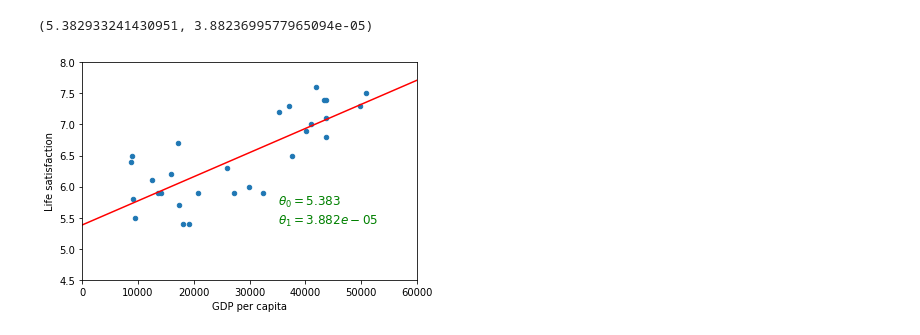
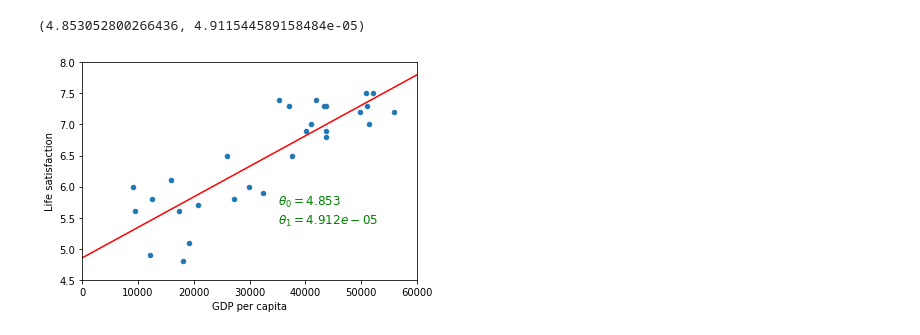
Before and after one commit to mishu-anik23/ML_playground, a Jupyter notebook: practice_lin_regr_1.ipynb, the cells around one changed output. Saved outputs shown, nothing was run; the diff lists cells and outputs as text; code cells hidden in the pictures.

Commit message:
Add download_data function to save downloaded data in directory "datasets" on runtime

```diff
--- a/practice_lin_regr_1.ipynb
+++ b/practice_lin_regr_1.ipynb
@@ -11,0 +24,3 @@ import sklearn.linear_model
+# %%
+# Define the path where the downloaded datasets will be set:
+datapath = os.path.join(os.getcwd(), 'datasets')
@@ -53,8 +80,8 @@ def plot_prediction(model, country):
 # %%
 # Load the data
-data_better_life = pd.read_csv("better_life_index.csv", thousands=',')
-data_gdp_per_capita = pd.read_csv("gdp_per_capita.csv",thousands=',', delimiter=';',
-                             encoding='latin1', na_values="n/a")
+data_better_life = pd.read_csv(os.path.join(datapath, "oecd_bli_2015.csv"), thousands=',')
+data_gdp_per_capita = pd.read_csv(os.path.join(datapath, "gdp_per_capita.csv"),thousands=',',
+                                  delimiter='\t', encoding='latin1', na_values="n/a")
 
-#print(data_better_life)
+print(data_better_life)
 #print(data_gdp_per_capita)
@@ -75,20 +120,20 @@ model.fit(training, label)
 intercept, coeff = model.intercept_[0], model.coef_[0][0]
 intercept, coeff
 # %% [output]
-(5.382933241430951, 3.8823699577965094e-05)
+(4.853052800266436, 4.911544589158484e-05)
 # %%
 # Visualize the data with appropriate Cost function.
 
 country_stats.plot(kind='scatter', x="GDP per capita", y='Life satisfaction')
 
 plt.axis([0, 60000, 4.5, 8])
 X=np.linspace(0, 60000, 1000)
-plt.plot(X, t0 + t1*X, "r")
+plt.plot(X, intercept + coeff*X, "r")
 plt.text(35000, 5.7, r"$\theta_0 = {:.3f}$".format(intercept), fontsize=12, color="g")
 plt.text(35000, 5.4, r"$\theta_1 = {:.3e}$".format(coeff), fontsize=12, color="g")
 plt.show()
 # %% [output]
-[figure, old version]
+[figure, new version]
 # %%
 # Visualize a prediction for a new country based on GDP
 
```
Also changed, not shown: parts of 7 cells of this notebook.
